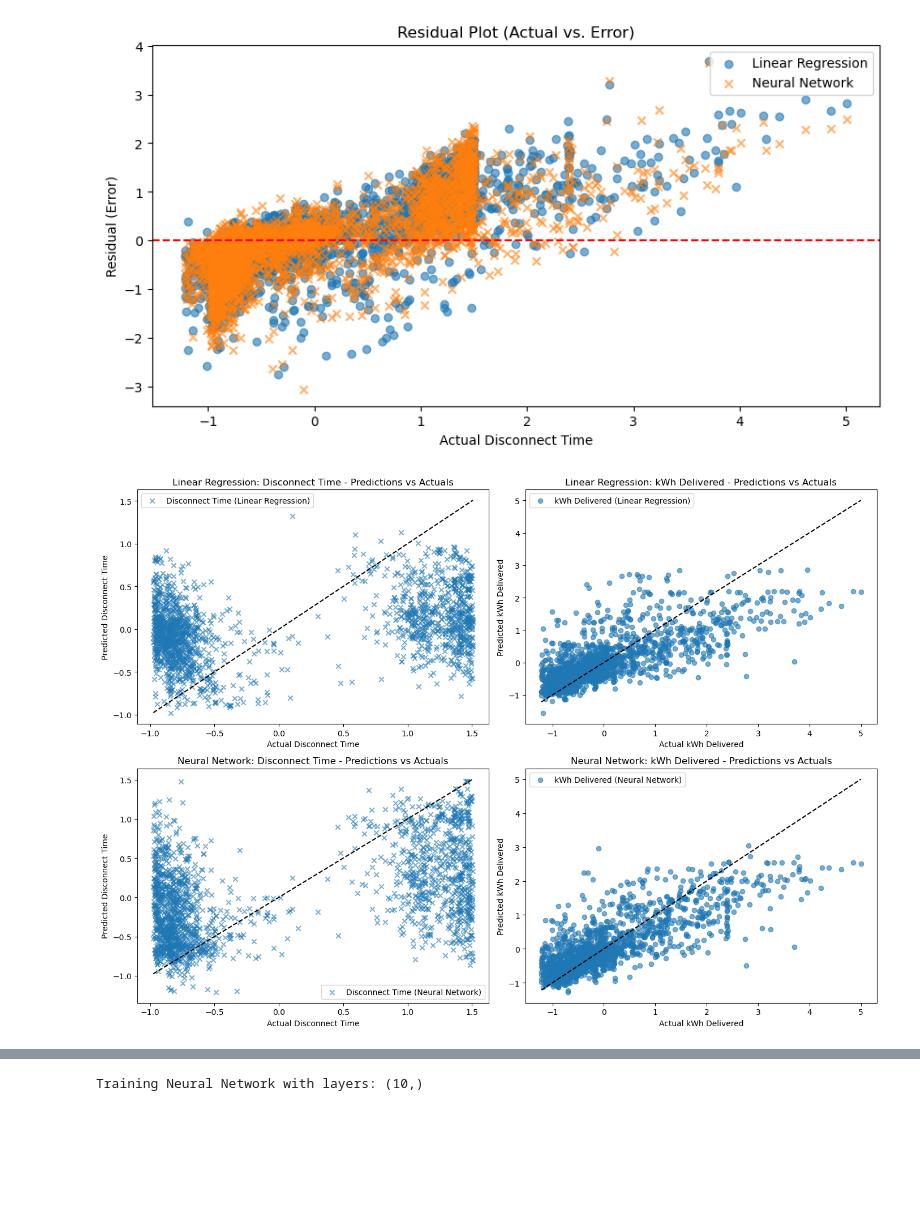
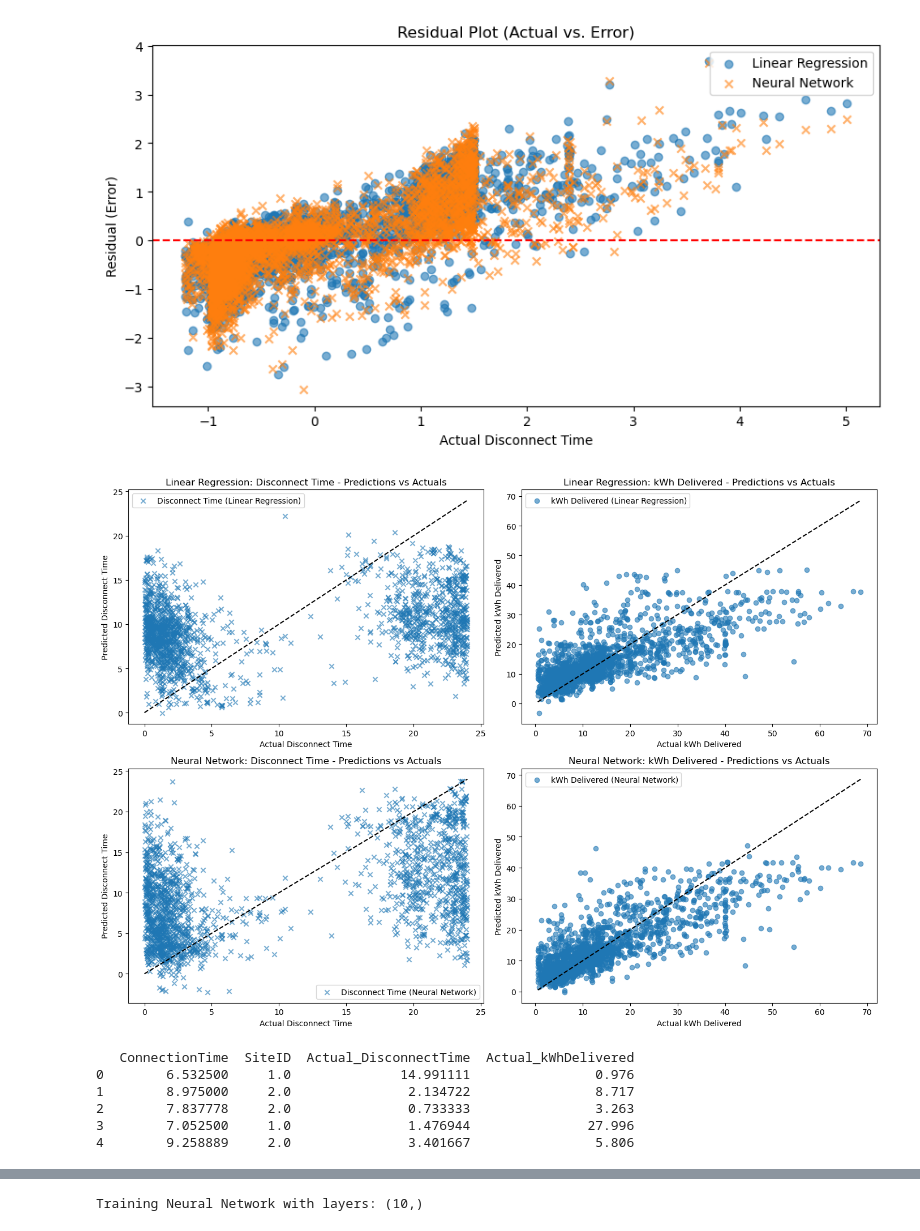
Before and after one commit to ThijsD-02/Machine-Learning-AI-Assignment-ME44312, a Jupyter notebook: Neural network.ipynb, the cells around one changed output, grey strips where cells are left out. Cells and saved outputs as stored; diff of their text form; code cells hidden in the pictures; blank space fills up the shorter version.

Commit message:
Nieuwe data predctions

```diff
--- a/Neural network.ipynb
+++ b/Neural network.ipynb
@@ -310,8 +310,8 @@ y_final = db_cleaned[['disconnectTime', 'kWhDelivered']].values
 
 
 #splitting dataset into train, validation and test data
-X_final_train, X_final_test, y_final_train, y_final_test, idx_train, idx_test = train_test_split(
-    X_final, y_final, range(len(db_cleaned)), test_size=0.2, random_state=0)
+X_final_train, X_final_test, y_final_train, y_final_test = train_test_split(
+    X_final, y_final, test_size=0.2, random_state=0)
 
 # Scale data
 scaler = StandardScaler().fit(X_final_train)
@@ -377,47 +377,87 @@ plt.show()
 # %% [output]
 [figure]
 # %%
+# Inverse transform the actual values (y_final_test) to the original scale
+y_final_test_original = y_scaler.inverse_transform(y_final_test)
+
+# Inverse transform the predictions (pred_linreg_final and pred_nn_final) to the original scale
+pred_linreg_final_original = y_scaler.inverse_transform(pred_linreg_final)
+pred_nn_final_original = y_scaler.inverse_transform(pred_nn_final)
+
+
 # Create a 2x2 grid for subplots (2 rows and 2 columns)
 fig, axs = plt.subplots(2, 2, figsize=(14, 10))
 
 # Plot Predictions vs Actuals for Disconnect Time (Linear Regression) - Top Left
-axs[0, 0].scatter(y_final_test[:, 0], pred_linreg_final[:, 0], label='Disconnect Time (Linear Regression)', alpha=0.6, marker='x')
-axs[0, 0].plot([min(y_final_test[:, 0]), max(y_final_test[:, 0])], [min(y_final_test[:, 0]), max(y_final_test[:, 0])], color='black', linestyle='--')
+axs[0, 0].scatter(y_final_test_original[:, 0], pred_linreg_final_original[:, 0], label='Disconnect Time (Linear Regression)', alpha=0.6, marker='x')
+axs[0, 0].plot([min(y_final_test_original[:, 0]), max(y_final_test_original[:, 0])],
+               [min(y_final_test_original[:, 0]), max(y_final_test_original[:, 0])], color='black', linestyle='--')
 axs[0, 0].set_title('Linear Regression: Disconnect Time - Predictions vs Actuals')
 axs[0, 0].set_xlabel('Actual Disconnect Time')
 axs[0, 0].set_ylabel('Predicted Disconnect Time')
 axs[0, 0].legend()
 
 # Plot Predictions vs Actuals for kWh Delivered (Linear Regression) - Top Right
-axs[0, 1].scatter(y_final_test[:, 1], pred_linreg_final[:, 1], label='kWh Delivered (Linear Regression)', alpha=0.6)
-axs[0, 1].plot([min(y_final_test[:, 1]), max(y_final_test[:, 1])], [min(y_final_test[:, 1]), max(y_final_test[:, 1])], color='black', linestyle='--')
+axs[0, 1].scatter(y_final_test_original[:, 1], pred_linreg_final_original[:, 1], label='kWh Delivered (Linear Regression)', alpha=0.6)
+axs[0, 1].plot([min(y_final_test_original[:, 1]), max(y_final_test_original[:, 1])],
+               [min(y_final_test_original[:, 1]), max(y_final_test_original[:, 1])], color='black', linestyle='--')
 axs[0, 1].set_title('Linear Regression: kWh Delivered - Predictions vs Actuals')
 axs[0, 1].set_xlabel('Actual kWh Delivered')
 axs[0, 1].set_ylabel('Predicted kWh Delivered')
 axs[0, 1].legend()
 
 # Plot Predictions vs Actuals for Disconnect Time (Neural Network) - Bottom Left
-axs[1, 0].scatter(y_final_test[:, 0], pred_nn_final[:, 0], label='Disconnect Time (Neural Network)', alpha=0.6, marker='x')
-axs[1, 0].plot([min(y_final_test[:, 0]), max(y_final_test[:, 0])], [min(y_final_test[:, 0]), max(y_final_test[:, 0])], color='black', linestyle='--')
+axs[1, 0].scatter(y_final_test_original[:, 0], pred_nn_final_original[:, 0], label='Disconnect Time (Neural Network)', alpha=0.6, marker='x')
+axs[1, 0].plot([min(y_final_test_original[:, 0]), max(y_final_test_original[:, 0])],
+               [min(y_final_test_original[:, 0]), max(y_final_test_original[:, 0])], color='black', linestyle='--')
 axs[1, 0].set_title('Neural Network: Disconnect Time - Predictions vs Actuals')
 axs[1, 0].set_xlabel('Actual Disconnect Time')
 axs[1, 0].set_ylabel('Predicted Disconnect Time')
 axs[1, 0].legend()
 
 # Plot Predictions vs Actuals for kWh Delivered (Neural Network) - Bottom Right
-axs[1, 1].scatter(y_final_test[:, 1], pred_nn_final[:, 1], label='kWh Delivered (Neural Network)', alpha=0.6)
-axs[1, 1].plot([min(y_final_test[:, 1]), max(y_final_test[:, 1])], [min(y_final_test[:, 1]), max(y_final_test[:, 1])], color='black', linestyle='--')
+axs[1, 1].scatter(y_final_test_original[:, 1], pred_nn_final_original[:, 1], label='kWh Delivered (Neural Network)', alpha=0.6)
+axs[1, 1].plot([min(y_final_test_original[:, 1]), max(y_final_test_original[:, 1])],
+               [min(y_final_test_original[:, 1]), max(y_final_test_original[:, 1])], color='black', linestyle='--')
 axs[1, 1].set_title('Neural Network: kWh Delivered - Predictions vs Actuals')
 axs[1, 1].set_xlabel('Actual kWh Delivered')
 axs[1, 1].set_ylabel('Predicted kWh Delivered')
 axs[1, 1].legend()
 
 # Adjust layout to prevent overlap
 plt.tight_layout()
 
 # Show the plot
 plt.show()
 # %% [output]
-[figure, old version]
+[figure, new version]
+# %%
+# Inverse transform y_final_test to get actual values
+y_final_test_original = y_scaler.inverse_transform(y_final_test)
+
+# Inverse transform X_final_test to get original input values
+X_final_test_original = scaler.inverse_transform(X_final_test)
+
+# Extract connectionTime and siteID from the test set (assuming they were the first two columns)
+connection_time = X_final_test_original[:, 0]  # First column
+site_id = X_final_test_original[:, 1]  # Second column
+
+# Create a DataFrame with actual values and relevant input features
+df_test_data = pd.DataFrame({
+    'ConnectionTime': connection_time,
+    'SiteID': site_id,
+    'Actual_DisconnectTime': y_final_test_original[:, 0],
+    'Actual_kWhDelivered': y_final_test_original[:, 1]
+})
+
+# Display the first few rows
+print(df_test_data.head())
+# %% [output]
+   ConnectionTime  SiteID  Actual_DisconnectTime  Actual_kWhDelivered
+0        6.532500     1.0              14.991111                0.976
+1        8.975000     2.0               2.134722                8.717
+2        7.837778     2.0               0.733333                3.263
+3        7.052500     1.0               1.476944               27.996
+4        9.258889     2.0               3.401667                5.806
 # %%
 # Make predictions for the test set
```
Also changed, not shown: parts of 1 cell of this notebook, 1 other file.
